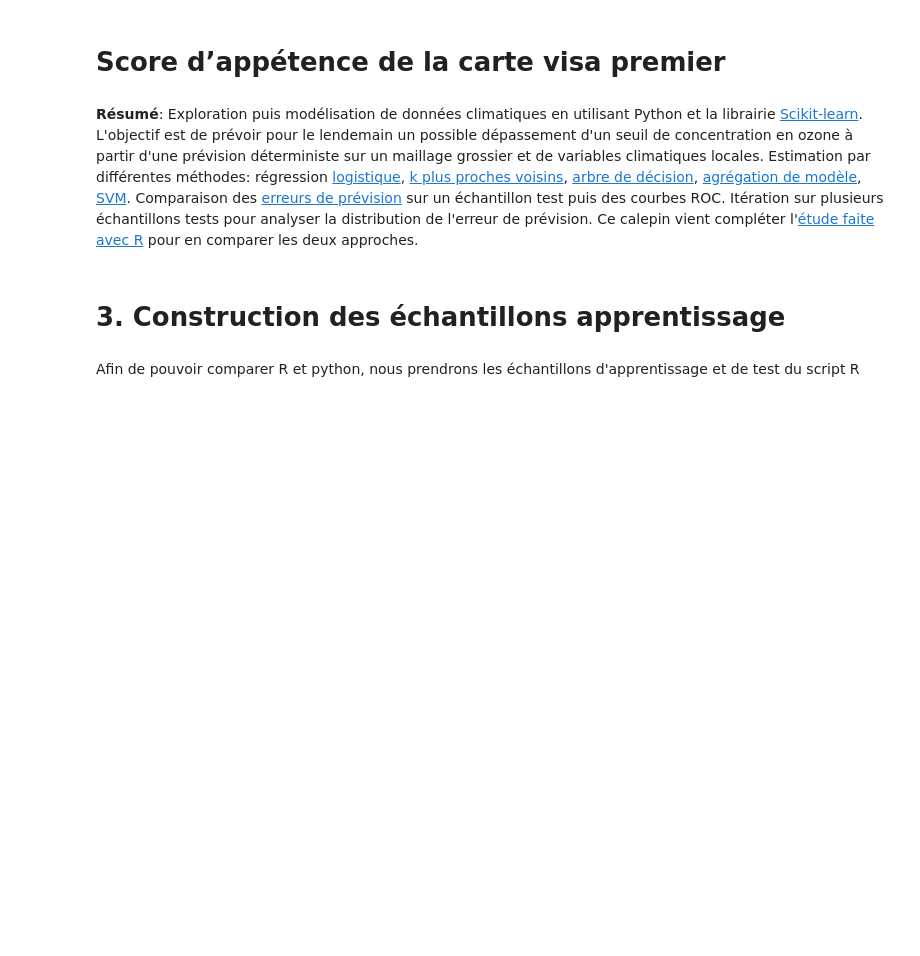
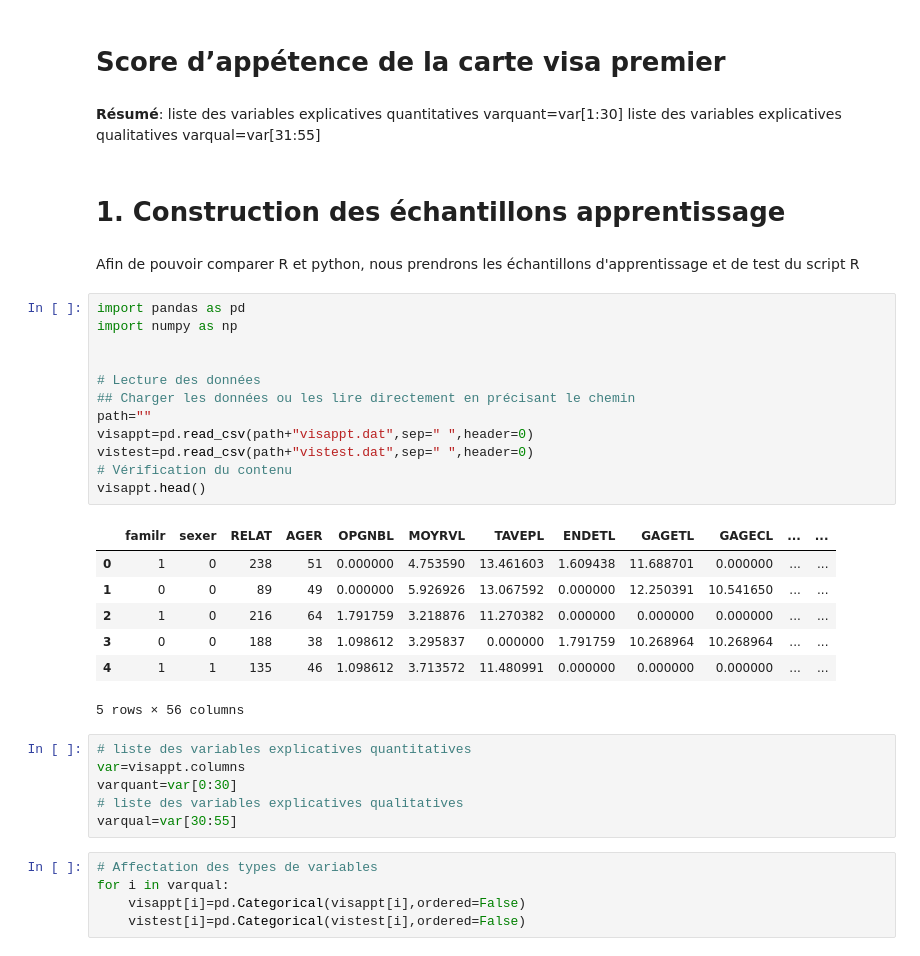
Before and after one commit to farthur/Score-d-appetence-carte-VP-, a Jupyter notebook: 5gmm-CalPy-JulesDenis-FlorianArthur.ipynb, the cells around one changed output. Drawn from its saved outputs; the diff is of its cells as text; blank space fills up the shorter version.

```diff
--- a/5gmm-CalPy-JulesDenis-FlorianArthur.ipynb
+++ b/5gmm-CalPy-JulesDenis-FlorianArthur.ipynb
@@ -1,8 +1,43 @@
 # %% [markdown]
 # Score d’appétence de la carte visa premier
-# %% [markdown]
-**Résumé**: Exploration puis modélisation de données climatiques en utilisant Python et la librairie [Scikit-learn](http://scikit-learn.org/stable/#). L'objectif est de prévoir pour le lendemain un possible dépassement d'un seuil de concentration en ozone à partir d'une prévision déterministe sur un maillage grossier et de variables climatiques locales. Estimation par différentes méthodes: régression [logistique](http://wikistat.fr/pdf/st-m-app-rlogit.pdf), [k plus proches voisins](http://wikistat.fr/pdf/st-m-app-add.pdf), [arbre de décision](http://wikistat.fr/pdf/st-m-app-cart.pdf), [agrégation de modèle](http://wikistat.fr/pdf/st-m-app-agreg.pdf), [SVM](http://wikistat.fr/pdf/st-m-app-svm.pdf). Comparaison des [erreurs de prévision](http://wikistat.fr/pdf/st-m-app-risque-estim.pdf) sur un échantillon test puis des courbes ROC. Itération sur plusieurs échantillons tests pour analyser la distribution de l'erreur de prévision. Ce calepin vient compléter l'[étude faite avec R](http://www.math.univ-toulouse.fr/~besse/Wikistat/Notebooks/Notebook-R-Ozone.html) pour en comparer les deux approches.
+# %% [markdown]
+**Résumé**:
+liste des variables explicatives quantitatives
+varquant=var[1:30]
+liste des variables explicatives qualitatives
+varqual=var[31:55]
 # %% [markdown]
-# 3. Construction des échantillons apprentissage
+# 1. Construction des échantillons apprentissage
 # %% [markdown]
 Afin de pouvoir comparer R et python, nous prendrons les échantillons d'apprentissage et de test du script R
+# %%
+import pandas as pd
+import numpy as np
+
+
+# Lecture des données
+## Charger les données ou les lire directement en précisant le chemin
+path=""
+visappt=pd.read_csv(path+"visappt.dat",sep=" ",header=0)
+vistest=pd.read_csv(path+"vistest.dat",sep=" ",header=0)
+# Vérification du contenu
+visappt.head()
+# %% [output]
+|  | familr | sexer | RELAT | AGER | OPGNBL | MOYRVL | TAVEPL | ENDETL | GAGETL | GAGECL | ... | ... |
+| 0 | 1 | 0 | 238 | 51 | 0.000000 | 4.753590 | 13.461603 | 1.609438 | 11.688701 | 0.000000 | ... | ... |
+| 1 | 0 | 0 | 89 | 49 | 0.000000 | 5.926926 | 13.067592 | 0.000000 | 12.250391 | 10.541650 | ... | ... |
+| 2 | 1 | 0 | 216 | 64 | 1.791759 | 3.218876 | 11.270382 | 0.000000 | 0.000000 | 0.000000 | ... | ... |
+| 3 | 0 | 0 | 188 | 38 | 1.098612 | 3.295837 | 0.000000 | 1.791759 | 10.268964 | 10.268964 | ... | ... |
+| 4 | 1 | 1 | 135 | 46 | 1.098612 | 3.713572 | 11.480991 | 0.000000 | 0.000000 | 0.000000 | ... | ... |
+5 rows × 56 columns
+# %%
+# liste des variables explicatives quantitatives
+var=visappt.columns
+varquant=var[0:30]
+# liste des variables explicatives qualitatives
+varqual=var[30:55]
+# %%
+# Affectation des types de variables
+for i in varqual:
+    visappt[i]=pd.Categorical(visappt[i],ordered=False)
+    vistest[i]=pd.Categorical(vistest[i],ordered=False)
```
Also changed, not shown: parts of 27 cells of this notebook, 1 other file.
